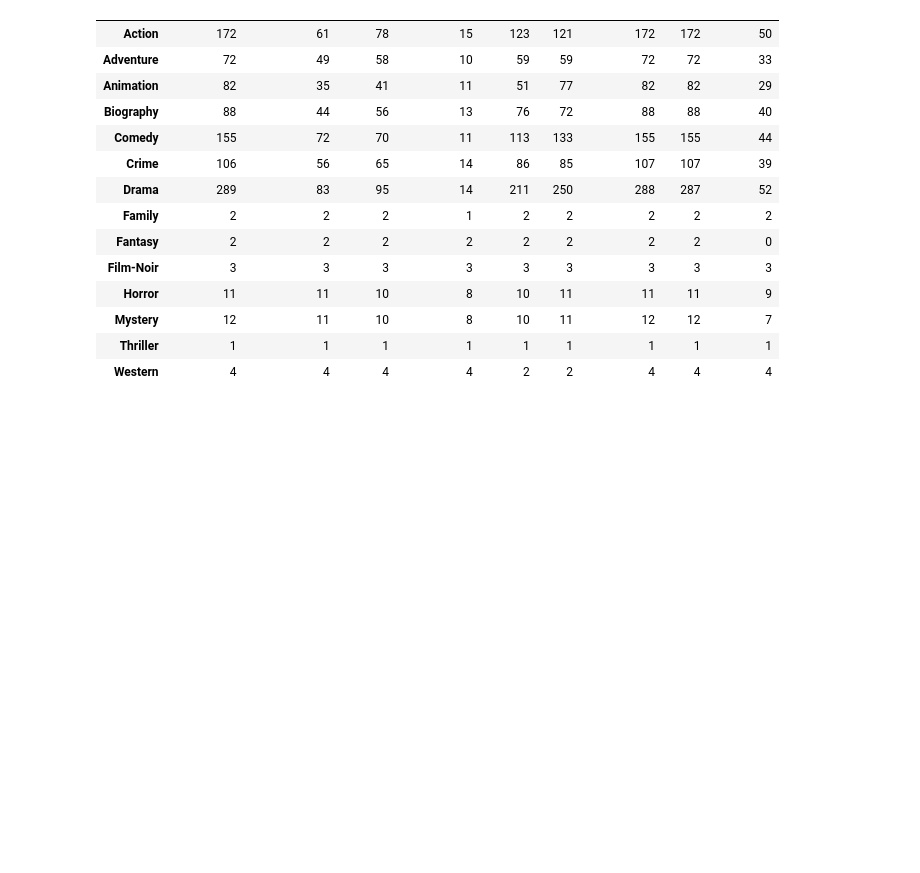
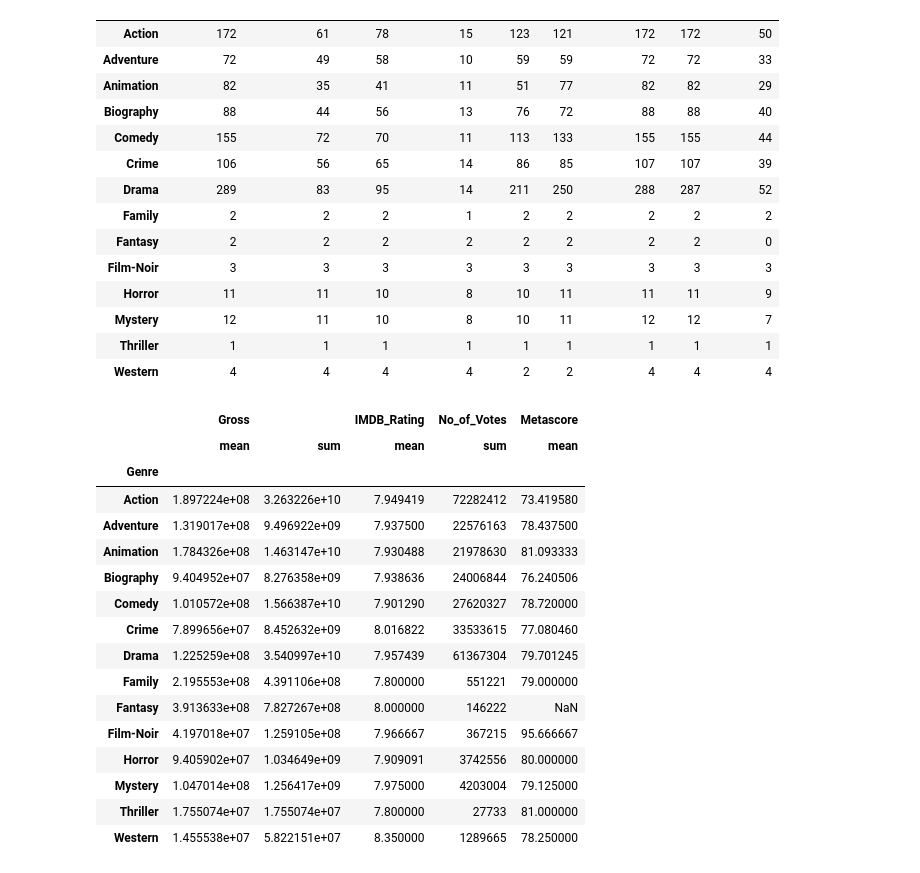
Before and after one commit to XionVolt/Ai-Ml, a Jupyter notebook: Programming/Pandas/06_groupByObjectInPandas.ipynb, the cells around one changed output. Saved outputs shown, nothing was run; the diff lists cells and outputs as text; code cells hidden in the pictures; blank space fills up the shorter version.

```diff
--- a/Programming/Pandas/06_groupByObjectInPandas.ipynb
+++ b/Programming/Pandas/06_groupByObjectInPandas.ipynb
@@ -368,3 +380,35 @@ movies.groupby('Genre').nunique() # nunique will give you number of unique value
 | Western | 4 | 4 | 4 | 4 | 2 | 2 | 4 | 4 | 4 |
 # %%
 # agg method -> https://www.youtube.com/live/LPBjF4_gZnI?si=_I6OHIEMhnLGvAtZ&t=3327
+# passing list
+
+movies.groupby('Genre').agg(['min', 'count','max']) # it will give you min, count and max of each column for each group genre here
+
+
+# passing dict, so you can apply different aggregation functions to different columns
+genres.agg(
+    {
+    'Gross': ['mean','sum'],
+    'IMDB_Rating': 'mean',
+    'No_of_Votes': 'sum',
+    'Metascore': 'mean'
+    }
+)
+# %% [output]
+|  | Gross |  | IMDB_Rating | No_of_Votes | Metascore |
+|  | mean | sum | mean | sum | mean |
+| Genre |  |  |  |  |  |
+| Action | 1.897224e+08 | 3.263226e+10 | 7.949419 | 72282412 | 73.419580 |
+| Adventure | 1.319017e+08 | 9.496922e+09 | 7.937500 | 22576163 | 78.437500 |
+| Animation | 1.784326e+08 | 1.463147e+10 | 7.930488 | 21978630 | 81.093333 |
+| Biography | 9.404952e+07 | 8.276358e+09 | 7.938636 | 24006844 | 76.240506 |
+| Comedy | 1.010572e+08 | 1.566387e+10 | 7.901290 | 27620327 | 78.720000 |
+| Crime | 7.899656e+07 | 8.452632e+09 | 8.016822 | 33533615 | 77.080460 |
+| Drama | 1.225259e+08 | 3.540997e+10 | 7.957439 | 61367304 | 79.701245 |
+| Family | 2.195553e+08 | 4.391106e+08 | 7.800000 | 551221 | 79.000000 |
+| Fantasy | 3.913633e+08 | 7.827267e+08 | 8.000000 | 146222 | NaN |
+| Film-Noir | 4.197018e+07 | 1.259105e+08 | 7.966667 | 367215 | 95.666667 |
+| Horror | 9.405902e+07 | 1.034649e+09 | 7.909091 | 3742556 | 80.000000 |
+| Mystery | 1.047014e+08 | 1.256417e+09 | 7.975000 | 4203004 | 79.125000 |
+| Thriller | 1.755074e+07 | 1.755074e+07 | 7.800000 | 27733 | 81.000000 |
+| Western | 1.455538e+07 | 5.822151e+07 | 8.350000 | 1289665 | 78.250000 |
```
Also changed, not shown: parts of 15 cells of this notebook, 2 other files.
